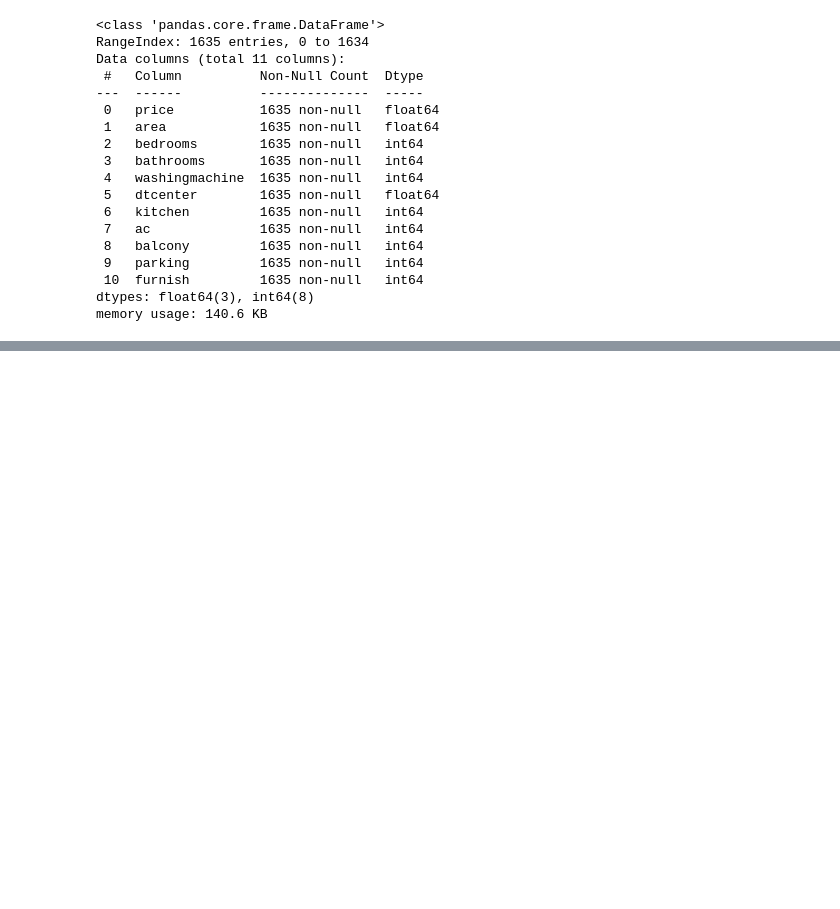
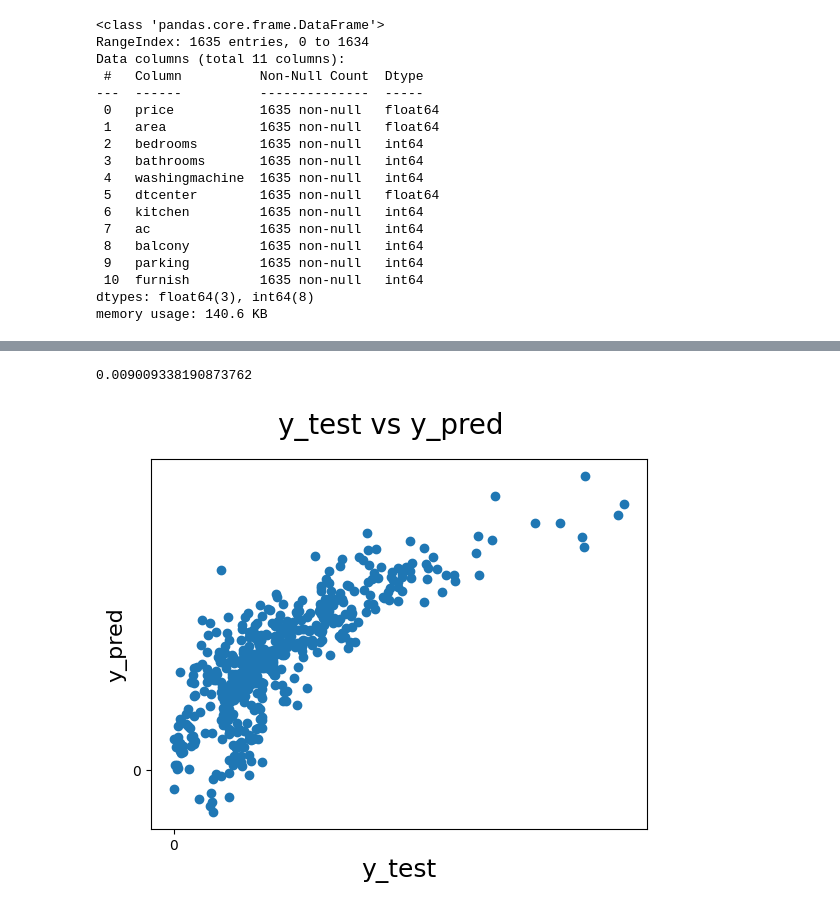
Before and after one commit to KMSBismarck1402/IT, a Jupyter notebook: python/Rental_pricing_prediction/housing.ipynb, the cells around one changed output, grey strips where cells are left out. Saved outputs shown, nothing was run; the diff lists cells and outputs as text; code cells hidden in the pictures; blank space fills up the shorter version.

```diff
--- a/python/Rental_pricing_prediction/housing.ipynb
+++ b/python/Rental_pricing_prediction/housing.ipynb
@@ -241,0 +238,23 @@ r2_score(y_test,y_pred_2)
+# %%
+from sklearn.metrics import mean_squared_error
+score = (mean_squared_error(y_test2, y_pred2))
+print(score)
+# %% [output]
+0.009009338190873762
+# %%
+# Assuming y_test and y_pred are arrays of actual and predicted prices, respectively
+
+# Plotting y_test and y_pred to understand the spread.
+fig = plt.figure()
+plt.scatter(y_test, y_pred)
+fig.suptitle('y_test vs y_pred', fontsize=20)  # Plot heading
+plt.xlabel('y_test', fontsize=18)  # X-label
+plt.ylabel('y_pred', fontsize=16)  # Y-label
+
+# Set y-axis ticks and labels to represent actual price values
+plt.yticks(np.arange(min(y_test), max(y_test)+1, 1000))
+plt.xticks(np.arange(min(y_test), max(y_test)+1, 1000))
+
+plt.show()
+# %% [output]
+[figure, added]
```
Also changed, not shown: parts of 20 cells of this notebook, 2 other files.
